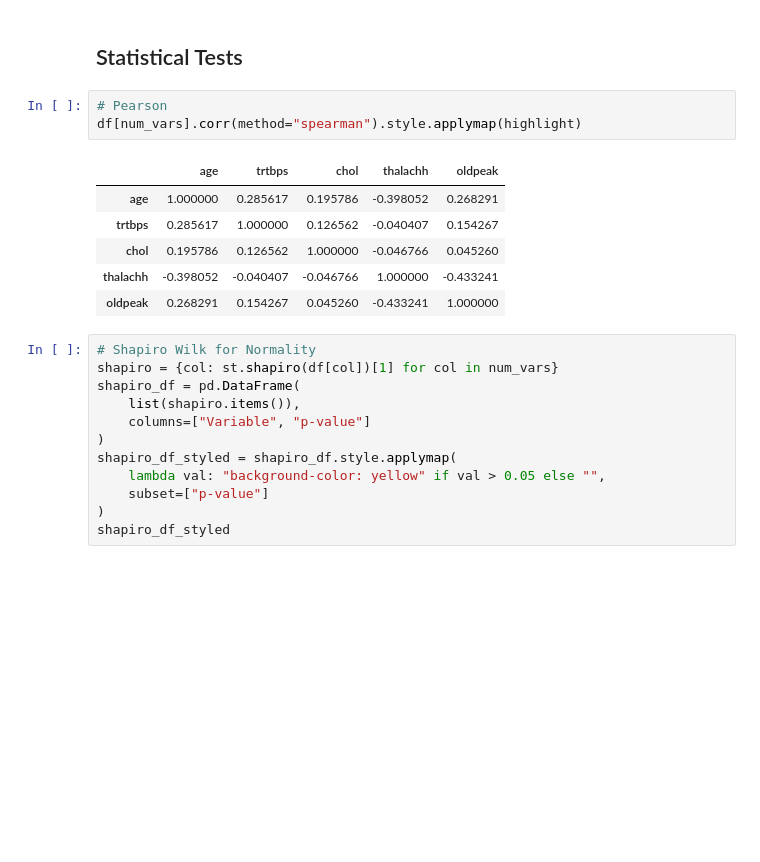
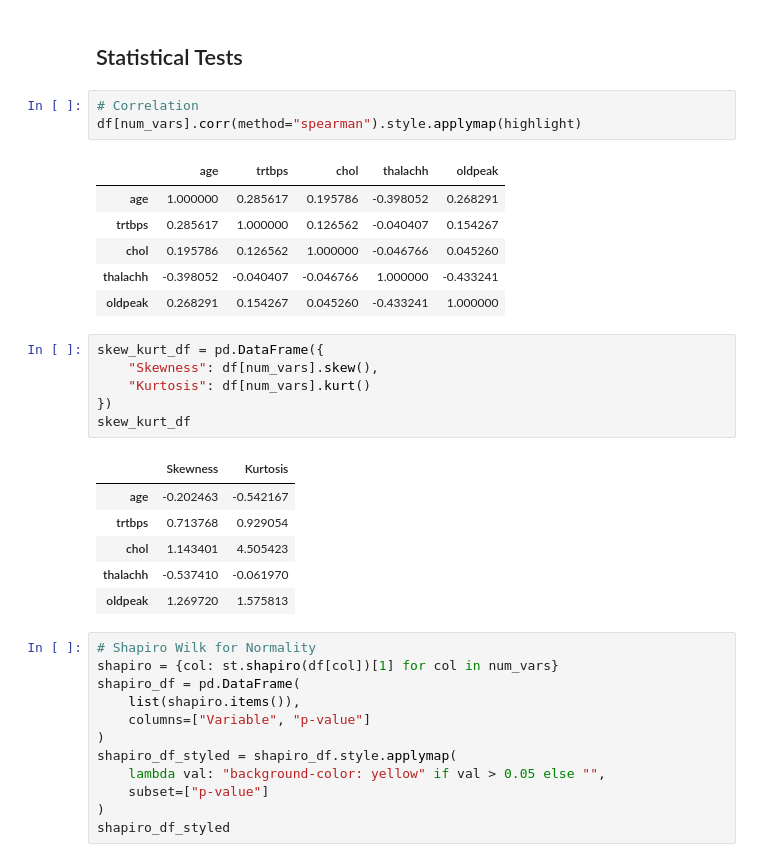
Before and after one commit to cankucukyilmaz/Data_Science, a Jupyter notebook: Supervised_Learning/Classification/Binary_Classification/Heart_Attack_Analysis_and_Prediction/EDA.ipynb, the cells around one changed output. Drawn from its saved outputs; the diff is of its cells as text; blank space fills up the shorter version.

```diff
--- a/Supervised_Learning/Classification/Binary_Classification/Heart_Attack_Analysis_and_Prediction/EDA.ipynb
+++ b/Supervised_Learning/Classification/Binary_Classification/Heart_Attack_Analysis_and_Prediction/EDA.ipynb
@@ -118,7 +132,7 @@ target = "output"
 # %% [markdown]
 ## Statistical Tests
 # %%
-# Pearson
+# Correlation
 df[num_vars].corr(method="spearman").style.applymap(highlight)
 # %% [output]
 |  | age | trtbps | chol | thalachh | oldpeak |
@@ -127,6 +141,19 @@ df[num_vars].corr(method="spearman").style.applymap(highlight)
 | chol | 0.195786 | 0.126562 | 1.000000 | -0.046766 | 0.045260 |
 | thalachh | -0.398052 | -0.040407 | -0.046766 | 1.000000 | -0.433241 |
 | oldpeak | 0.268291 | 0.154267 | 0.045260 | -0.433241 | 1.000000 |
+# %%
+skew_kurt_df = pd.DataFrame({
+    "Skewness": df[num_vars].skew(),
+    "Kurtosis": df[num_vars].kurt()
+})
+skew_kurt_df
+# %% [output]
+|  | Skewness | Kurtosis |
+| age | -0.202463 | -0.542167 |
+| trtbps | 0.713768 | 0.929054 |
+| chol | 1.143401 | 4.505423 |
+| thalachh | -0.537410 | -0.061970 |
+| oldpeak | 1.269720 | 1.575813 |
 # %%
 # Shapiro Wilk for Normality
 shapiro = {col: st.shapiro(df[col])[1] for col in num_vars}
```
Also changed, not shown: parts of 2 cells of this notebook, 1 other file.
